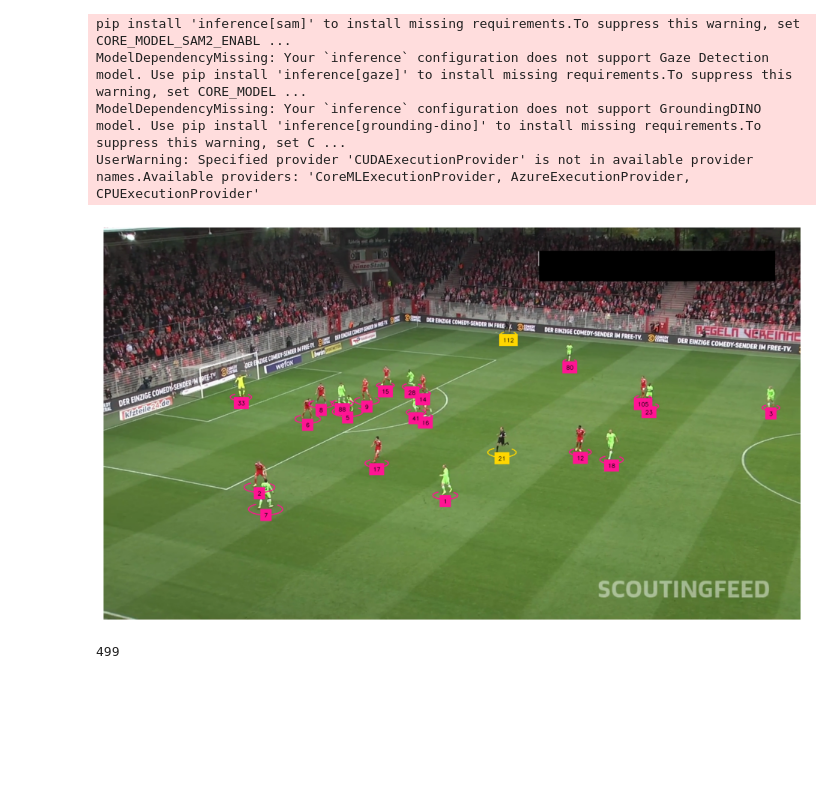
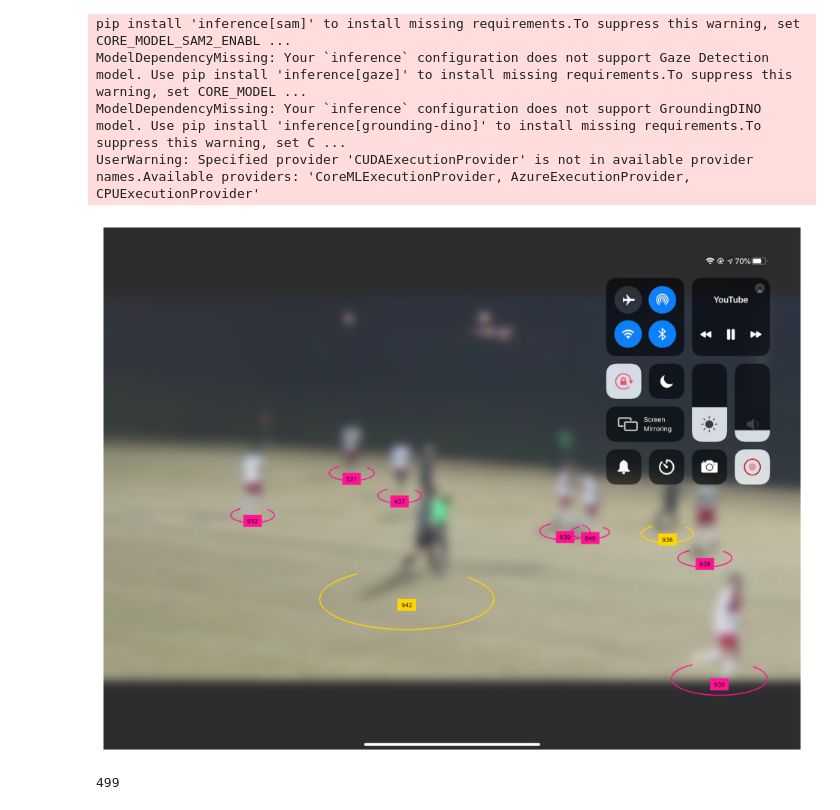
Before and after one commit to DGT-INT/soccer_video_to_data, a Jupyter notebook: 04 Code/soccer_computer_vision.ipynb, the cells around one changed output. Saved outputs shown, nothing was run; the diff lists cells and outputs as text; code cells hidden in the pictures; blank space fills up the shorter version.

```diff
--- a/04 Code/soccer_computer_vision.ipynb
+++ b/04 Code/soccer_computer_vision.ipynb
@@ -48,8 +48,8 @@ UserWarning: Specified provider 'CUDAExecutionProvider' is not in available prov
 from tqdm import tqdm
 import supervision as sv
 
-SOURCE_VIDEO_PATH = f"{DATA_dir}/121364_0.mp4"
-TARGET_VIDEO_PATH = f"{DATA_dir}/121364_0_results_4.mp4"
+SOURCE_VIDEO_PATH = f"{DATA_dir}/gtownfc.mp4"
+TARGET_VIDEO_PATH = f"{DATA_dir}/gtownfcresults_4.mp4"
 BALL_ID = 0
 
 ellipse_annotator = sv.EllipseAnnotator(
@@ -77,34 +77,34 @@ frame = next(frame_generator)
 
 with video_sink:
     for frame in tqdm(frame_generator, total=video_info.total_frames):
 
         result = PLAYER_DETECTION_MODEL.infer(frame, confidence=0.3)[0]
         detections = sv.Detections.from_inference(result)
 
         ball_detections = detections[detections.class_id == BALL_ID]
         ball_detections.xyxy = sv.pad_boxes(xyxy=ball_detections.xyxy, px=10)
 
         all_detections = detections[detections.class_id != BALL_ID]
         all_detections = all_detections.with_nms(threshold=0.5, class_agnostic=True)
         all_detections.class_id = all_detections.class_id - 1
         all_detections = tracker.update_with_detections(all_detections)
 
         labels = [
         f"{tracker_id}"
         for tracker_id
         in all_detections.tracker_id
         ]
 
         annotated_frame = frame.copy()
         annotated_frame = ellipse_annotator.annotate(annotated_frame, all_detections)
         annotated_frame = triangle_annotator.annotate(annotated_frame, ball_detections)
         annotated_frame = label_annotator.annotate(annotated_frame, all_detections, labels=labels)
 
         video_sink.write_frame(annotated_frame)
 
 sv.plot_image(annotated_frame)
 # %% [output]
-[figure, old version]
+[figure, new version]
 # %%
 from tqdm import tqdm
 
```
Also changed, not shown: 2 other files.
